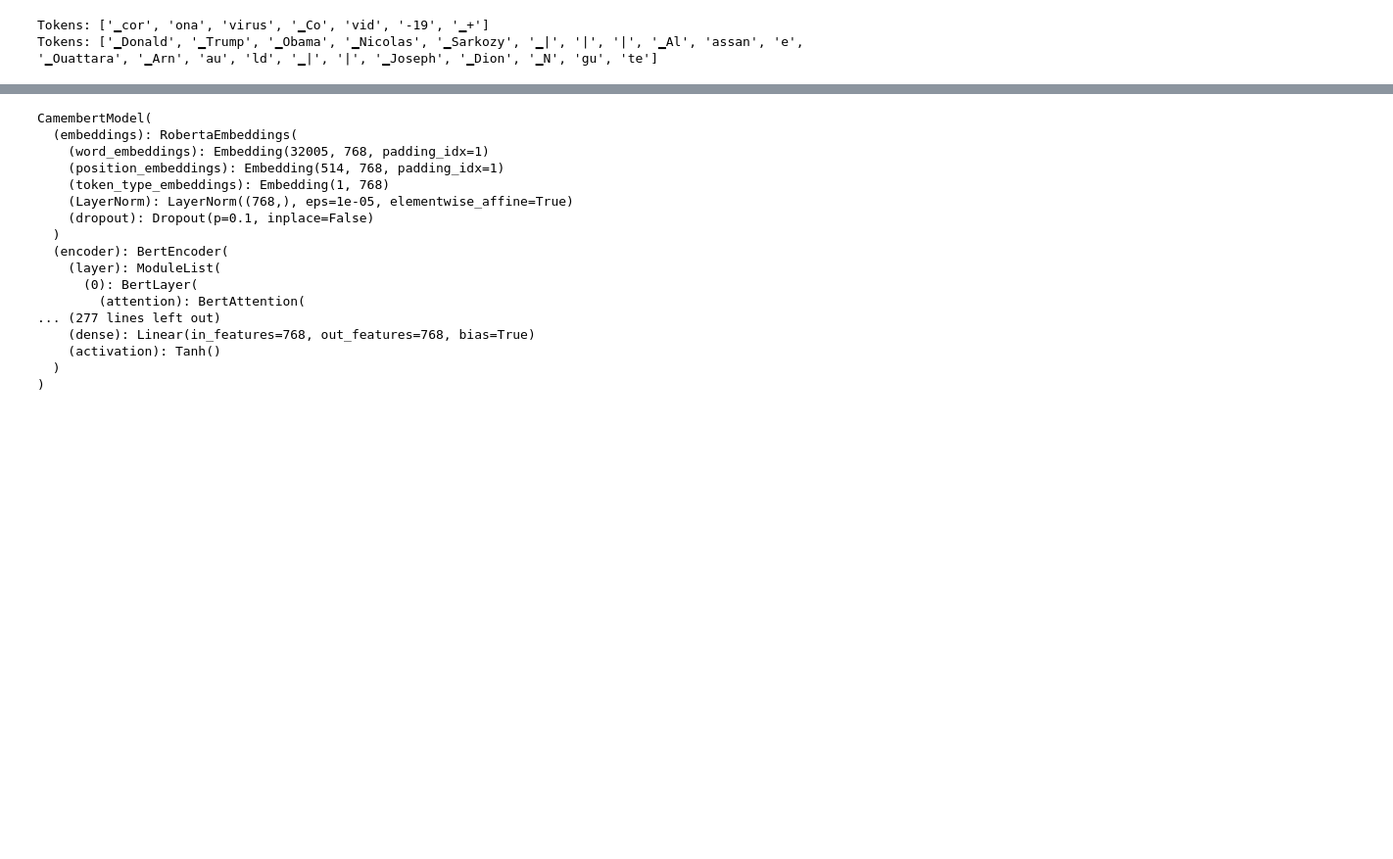
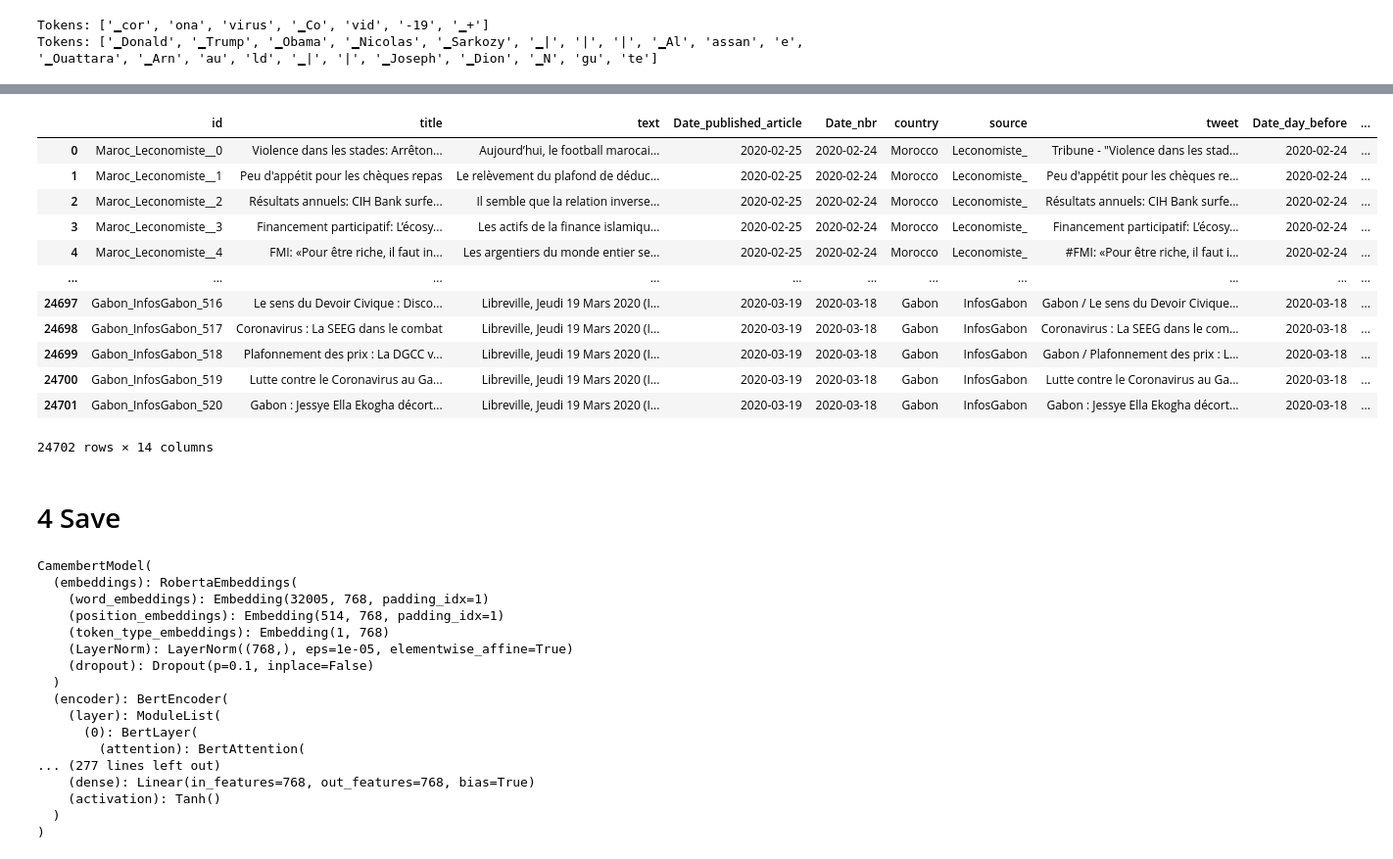
Before and after one commit to tguens/risk_analysis_covid, a Jupyter notebook: notebooks/clean_and_save_text.ipynb, the cells around one changed output, grey strips where cells are left out. Shown at 98% size. Saved outputs shown, nothing was run; the diff lists cells and outputs as text; code cells hidden in the pictures; blank space fills up the shorter version.

Commit message:
Added labels and population data to Data Cleaned and zipped

```diff
--- a/notebooks/clean_and_save_text.ipynb
+++ b/notebooks/clean_and_save_text.ipynb
@@ -86,0 +267,3 @@ all_df["text"].iloc[id_]
+# %%
+df["Date_day_before"]=df.Date.apply(lambda x: x-- datetime.timedelta(days=-1))
+df.head()
@@ -86,0 +314,14 @@ all_df["text"].iloc[id_]
+# %%
+df_renamed=df
+df_renamed["country"]=df_renamed["country"].str.replace('Burkina','Burkina Faso')
+df_renamed["country"]=df_renamed["country"].str.replace('Cameroun','Cameroon')
+df_renamed["country"]=df_renamed["country"].str.replace('Centrafrique','Central African Republic')
+#Pas de comores ????
+df_renamed["country"]=df_renamed["country"].str.replace('Congo','Congo (Brazzaville)')
+df_renamed["country"]=df_renamed["country"].str.replace('Guinee','Guinea')
+df_renamed["country"]=df_renamed["country"].str.replace('Ile Maurice','Mauritius')
+df_renamed["country"]=df_renamed["country"].str.replace('Ivory Coast',"Cote d'Ivoire")
+df_renamed["country"]=df_renamed["country"].str.replace('Maroc','Morocco')
+df_renamed["country"]=df_renamed["country"].str.replace('RDC','Congo (Kinshasa)')
+
+df_renamed.country.unique()
@@ -86,0 +334,4 @@ all_df["text"].iloc[id_]
+# %%
+# try again
+df_all=df_renamed.merge(df_deaths_and_cases,how='inner',left_on=['country','Date_day_before'],right_on=["Country/Region","Date_nbr"])
+print(sorted(df_all.country.unique().tolist()))
@@ -86,0 +349,21 @@ all_df["text"].iloc[id_]
+# %%
+df_all=df_all.rename(columns={'Date':'Date_published_article'})
+# %%
+df_all[['id', 'title', 'text', 'Date_published_article','Date_nbr', 'country', 'source', 'tweet',
+       'Date_day_before', 'Number_Cases',
+       'Number_Deaths','Number_Cases_Last_7_days',
+       'Number_Deaths_Last_7_days','Population']]
+# %% [output]
+|  | id | title | text | Date_published_article | Date_nbr | country | source | tweet | Date_day_before | ... |
+| 0 | Maroc_Leconomiste__0 | Violence dans les stades: Arrêton... | Aujourd’hui, le football maro­cai... | 2020-02-25 | 2020-02-24 | Morocco | Leconomiste_ | Tribune - "Violence dans les stad... | 2020-02-24 | ... |
+| 1 | Maroc_Leconomiste__1 | Peu d'appétit pour les chèques repas | Le relèvement du plafond de déduc... | 2020-02-25 | 2020-02-24 | Morocco | Leconomiste_ | Peu d'appétit pour les chèques re... | 2020-02-24 | ... |
+| 2 | Maroc_Leconomiste__2 | Résultats annuels: CIH Bank surfe... | Il semble que la relation inverse... | 2020-02-25 | 2020-02-24 | Morocco | Leconomiste_ | Résultats annuels: CIH Bank surfe... | 2020-02-24 | ... |
+| 3 | Maroc_Leconomiste__3 | Financement participatif: L’écosy... | Les actifs de la finance islamiqu... | 2020-02-25 | 2020-02-24 | Morocco | Leconomiste_ | Financement participatif: L’écosy... | 2020-02-24 | ... |
+| 4 | Maroc_Leconomiste__4 | FMI: «Pour être riche, il faut in... | Les argentiers du monde entier se... | 2020-02-25 | 2020-02-24 | Morocco | Leconomiste_ | #FMI: «Pour être riche, il faut i... | 2020-02-24 | ... |
+| ... | ... | ... | ... | ... | ... | ... | ... | ... | ... | ... |
+| 24697 | Gabon_InfosGabon_516 | Le sens du Devoir Civique : Disco... | Libreville, Jeudi 19 Mars 2020 (I... | 2020-03-19 | 2020-03-18 | Gabon | InfosGabon | Gabon / Le sens du Devoir Civique... | 2020-03-18 | ... |
+| 24698 | Gabon_InfosGabon_517 | Coronavirus : La SEEG dans le combat | Libreville, Jeudi 19 Mars 2020 (I... | 2020-03-19 | 2020-03-18 | Gabon | InfosGabon | Coronavirus : La SEEG dans le com... | 2020-03-18 | ... |
+| 24699 | Gabon_InfosGabon_518 | Plafonnement des prix : La DGCC v... | Libreville, Jeudi 19 Mars 2020 (I... | 2020-03-19 | 2020-03-18 | Gabon | InfosGabon | Gabon / Plafonnement des prix : L... | 2020-03-18 | ... |
+| 24700 | Gabon_InfosGabon_519 | Lutte contre le Coronavirus au Ga... | Libreville, Jeudi 19 Mars 2020 (I... | 2020-03-19 | 2020-03-18 | Gabon | InfosGabon | Lutte contre le Coronavirus au Ga... | 2020-03-18 | ... |
+| 24701 | Gabon_InfosGabon_520 | Gabon : Jessye Ella Ekogha décort... | Libreville, Jeudi 19 Mars 2020 (I... | 2020-03-19 | 2020-03-18 | Gabon | InfosGabon | Gabon : Jessye Ella Ekogha décort... | 2020-03-18 | ... |
+24702 rows × 14 columns
@@ -87 +372,3 @@ all_df["text"].iloc[id_]
+# %% [markdown]
+# 4 Save
 # %%
```
Also changed, not shown: parts of 38 cells of this notebook, 3 other files.
